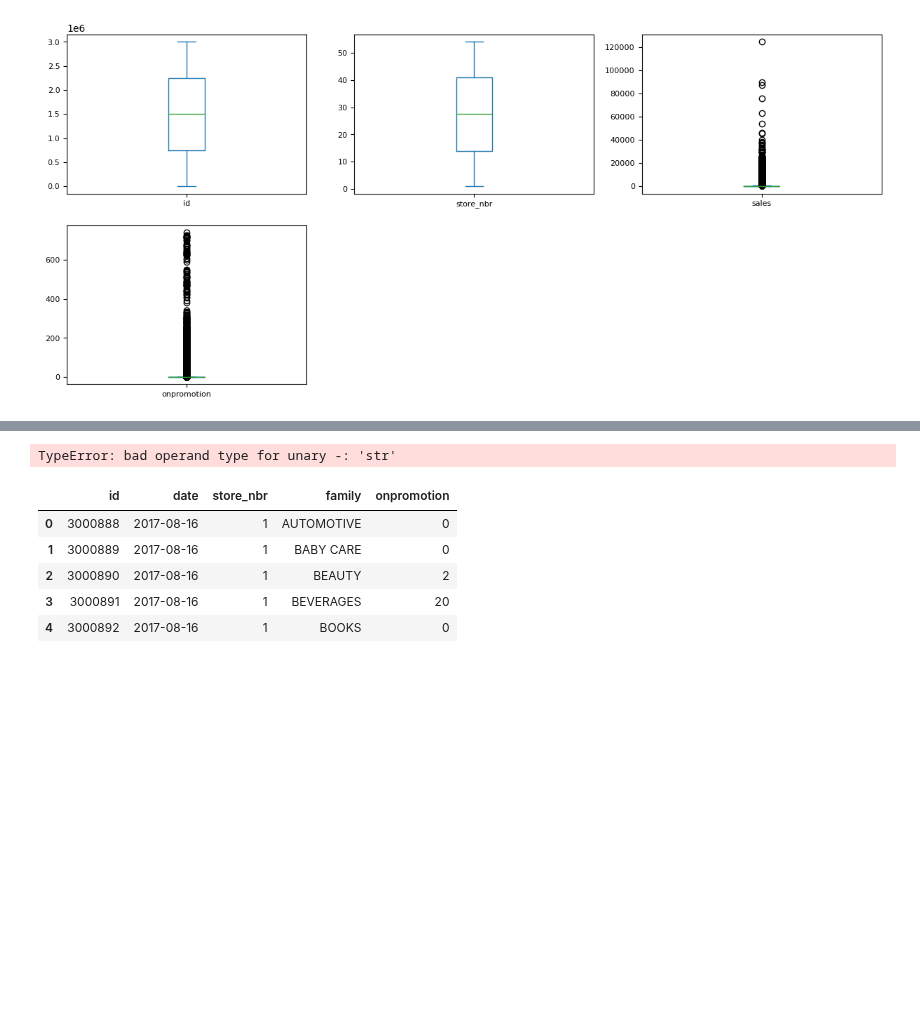
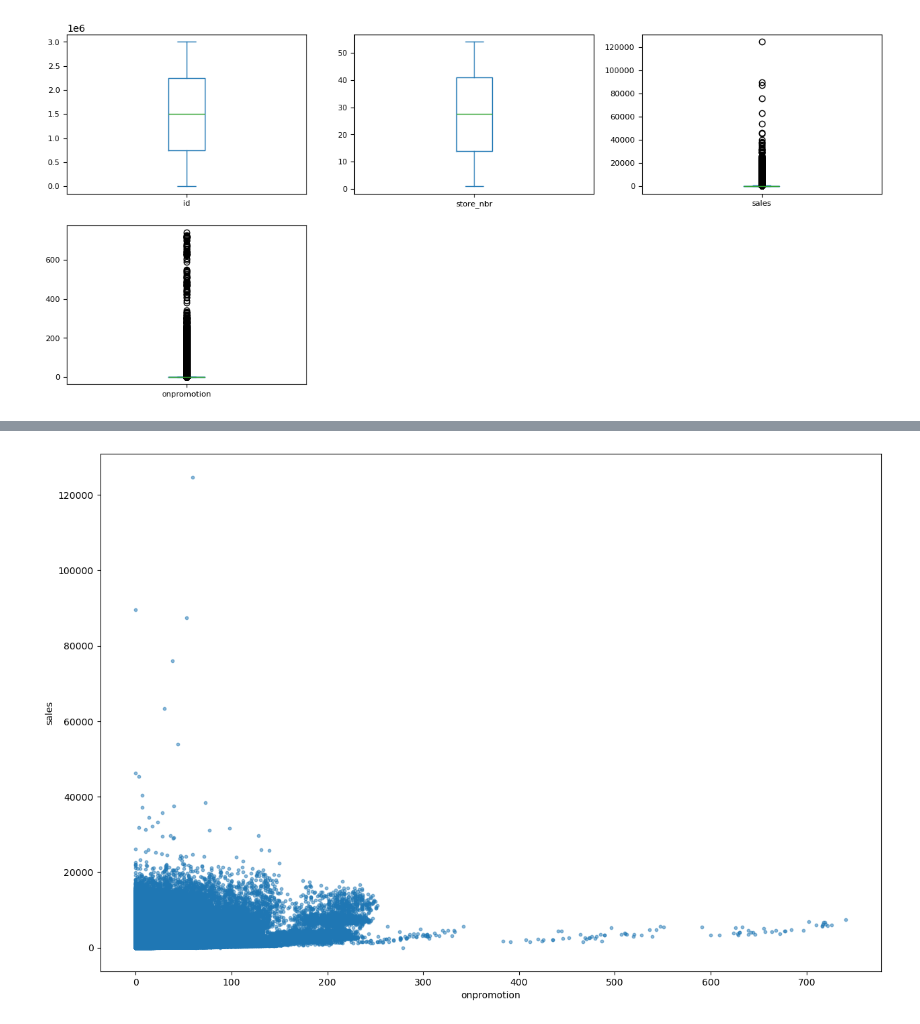
Before and after one commit to VishalyGinny/Data-Science-Projects, a Jupyter notebook: Time-Series-Forecast/TSF coding.ipynb, the cells around one changed output, grey strips where cells are left out. Drawn from its saved outputs; the diff is of its cells as text; code cells hidden in the pictures; blank space fills up the shorter version.

```diff
--- a/Time-Series-Forecast/TSF coding.ipynb
+++ b/Time-Series-Forecast/TSF coding.ipynb
@@ -109,8 +150,0 @@ plt.show()
-# %%
-# drop the values in sales column above 40000
-train = train[train['sales'] < 40000] # drop the values above 40000
-
-# draw a plot for sales
-figsize = (15,10)
-train.plot(kind='scatter', x='sales', y='onpromotion', alpha=0.5, s=10, figsize=figsize)
-plt.show()
@@ -158,5 +150,0 @@ dtype: object
-# %%
-# split the data into train and test
-from sklearn.model_selection import train_test_split
-
-train, test = train_test_split(train, test_size=0.2, random_state=42)
@@ -175,5 +150,0 @@ Shape of train: (2400703, 6)
-# %%
-# fit the model
-model.fit(train)
-# %% [output]
-TypeError: bad operand type for unary -: 'str'
@@ -229,11 +151,7 @@ print(model.diagnostics())
-# %%
-# import the test data
-test = pd.read_csv("C:\\Users\\Vishaly\\OneDrive - Hong Kong Baptist University\\Miscellaneous\\Vishaly\\Coding\\Data-Science-Projects\\Time-Series-Forecast\\data\\test.csv")
-test.head()
-# %% [output]
-|  | id | date | store_nbr | family | onpromotion |
-| 0 | 3000888 | 2017-08-16 | 1 | AUTOMOTIVE | 0 |
-| 1 | 3000889 | 2017-08-16 | 1 | BABY CARE | 0 |
-| 2 | 3000890 | 2017-08-16 | 1 | BEAUTY | 2 |
-| 3 | 3000891 | 2017-08-16 | 1 | BEVERAGES | 20 |
-| 4 | 3000892 | 2017-08-16 | 1 | BOOKS | 0 |
+# %%
+# draw a scatter plot for all columns in sales
+figsize = (15,10)
+train.plot(kind='scatter', x='onpromotion', y='sales', alpha=0.5, s=10, figsize=figsize)
+plt.show()
+# %% [output]
+[figure, added]
```
Also changed, not shown: parts of 53 cells of this notebook.
